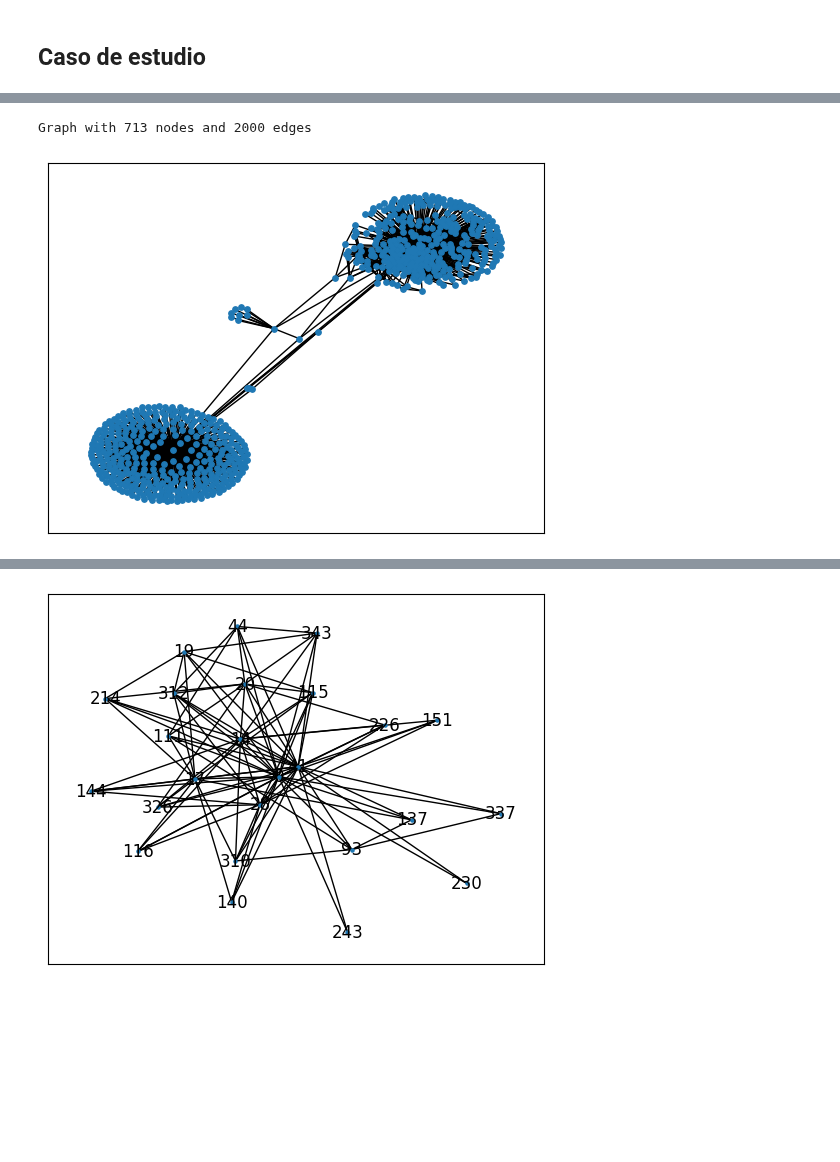
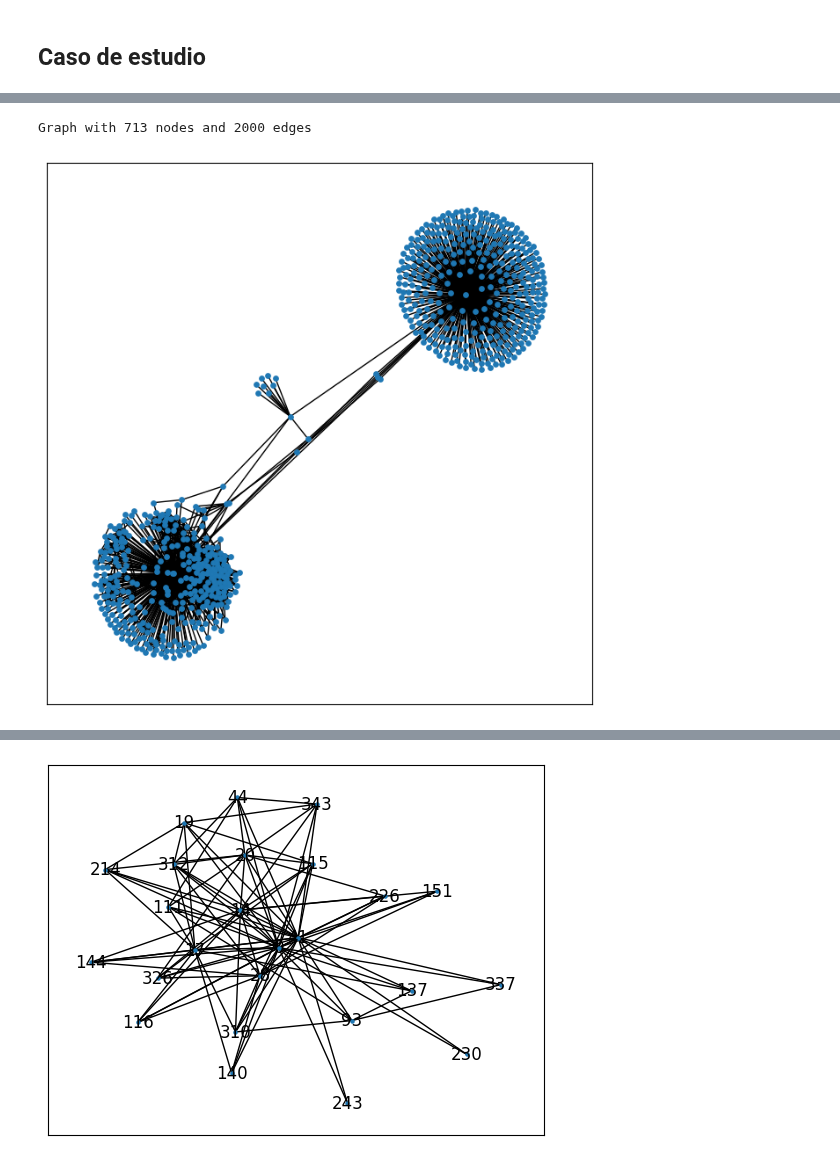
Before and after one commit to FernandoCarazoMelo/network-science, a Jupyter notebook: documentos/Parte1-grafos.ipynb, the cells around one changed output, grey strips where cells are left out. Saved outputs shown, nothing was run; the diff lists cells and outputs as text; code cells hidden in the pictures; blank space fills up the shorter version.

Commit message:
update parte 1. intro a grafos

```diff
--- a/documentos/Parte1-grafos.ipynb
+++ b/documentos/Parte1-grafos.ipynb
@@ -504,20 +680,14 @@ G.edges(data=True)
 EdgeDataView([(1, 2, {}), (1, 4, {}), (1, 5, {}), (2, 3, {}), (2, 4, {}), (4, 5, {})])
 # %%
 # Añadimos atributos de los nodos
-node_name = {
-    1:"Jaime",
-    2:"María",
-    3:"Julio",
-    4:"Rosa",
-    5:"Alberto"
-}
+node_name = {1: "Jaime", 2: "María", 3: "Julio", 4: "Rosa", 5: "Alberto"}
 
 node_aficiones = {
-    1:["Futbol"],
-    2:["Baile", "Pádel"],
-    3:["Golf", "Baile"],
-    4:["Cocina"],
-    5:["Cocina", "Jamón"]
+    1: ["Futbol"],
+    2: ["Baile", "Pádel"],
+    3: ["Golf", "Baile"],
+    4: ["Cocina"],
+    5: ["Cocina", "Jamón"],
 }
 
 nx.set_node_attributes(G, node_name, name="Nombre")
@@ -526,11 +696,11 @@ nx.set_node_attributes(G, node_aficiones, name="Aficiones")
 # Añadimos atributos de los ejes
 edges_weight = {
     (1, 2): 0.5,
-    (2,3): 0.9,
+    (2, 3): 0.9,
     (1, 4): 0.1,
     (1, 5): 0.75,
-    (4,2): 0.01,
-    (5,4): 0.3
+    (4, 2): 0.01,
+    (5, 4): 0.3,
 }
 
 nx.set_edge_attributes(G, edges_weight, name="weight")
@@ -590,12 +765,14 @@ import networkx as nx
 import netwulf as nf
 
 
-warnings.filterwarnings('ignore')
+warnings.filterwarnings("ignore")
 
 # leemos el dataframe
-facebook = pd.read_csv("../data/facebook_combined.txt", header=None, sep=" ",names=["user_1", "user_2"])
+facebook = pd.read_csv(
+    "../data/facebook_combined.txt",
+    header=None,
+    sep=" ",
+    names=["user_1", "user_2"],
+)
 
-facebook = facebook[:2000]
-
-
-G = nx.from_pandas_edgelist(facebook, source="user_1", target="user_2")
+facebook
@@ -602,10 +793,18 @@ G = nx.from_pandas_edgelist(facebook, source="user_1", target="user_2")
-# %%
-print(nx.info(G))
-# %% [output]
-Graph with 713 nodes and 2000 edges
+# %%
+
+# Simplificamos el grafo seleccionando las 2000 primeras conexiones
+facebook = facebook[:2000]
+
+
+G = nx.from_pandas_edgelist(facebook, source="user_1", target="user_2")
+
+print(nx.info(G))
+# %% [output]
+Graph with 713 nodes and 2000 edges
 # %%
+plt.figure(figsize=(8,8))
 spring_pos = nx.spring_layout(G)
 
 nx.draw_networkx(G, pos=spring_pos, with_labels=False, node_size=15)
 # %% [output]
-[figure, old version]
+[figure, new version]
```
Also changed, not shown: parts of 67 cells of this notebook.
